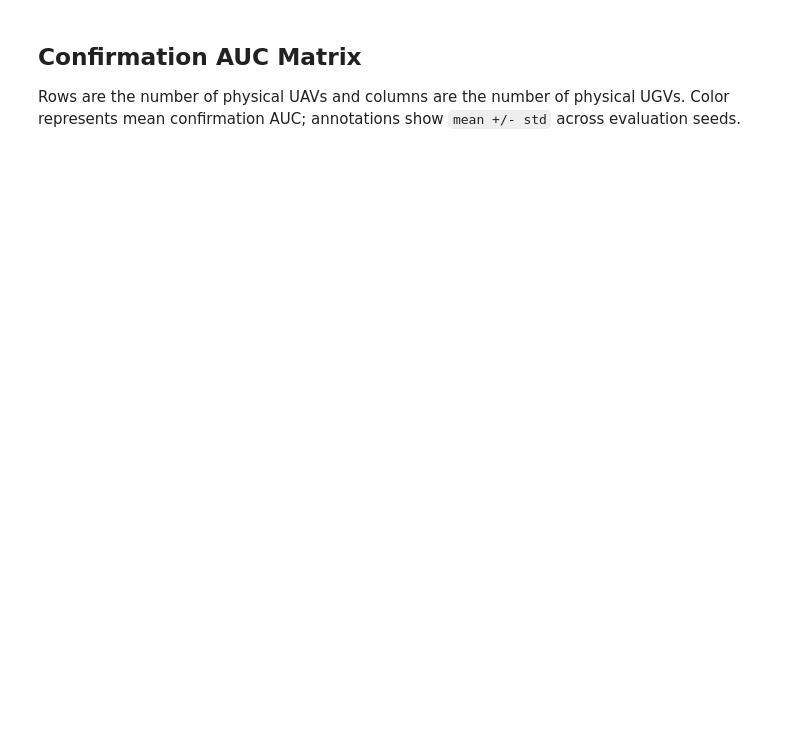
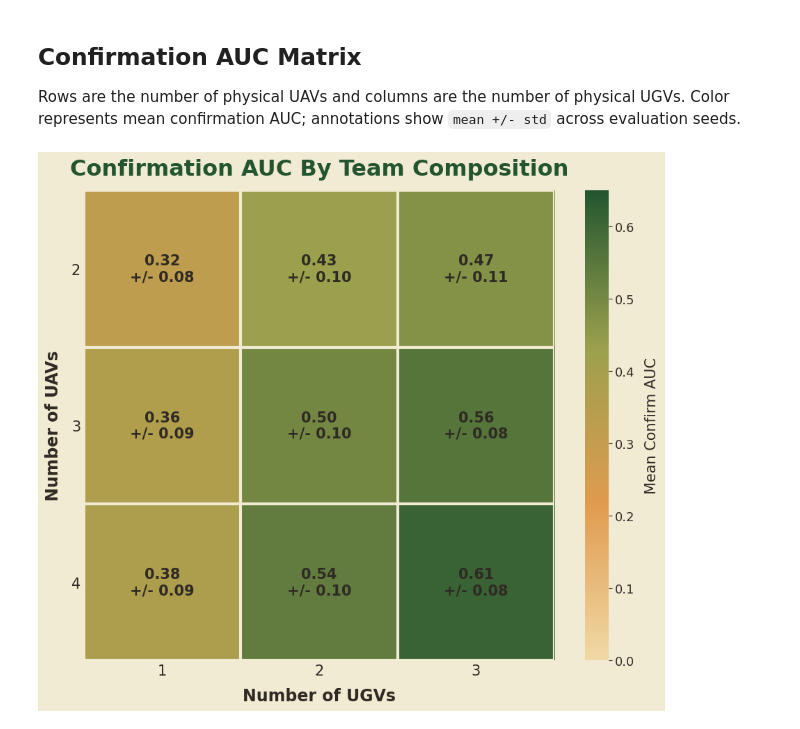
Before and after one commit to olavrenin-data-scientist/omnisearch, a Jupyter notebook: notebooks/08_agent_sweep.ipynb, the cells around one changed output. Cells and saved outputs as stored; diff of their text form; code cells hidden in the pictures; blank space fills up the shorter version.

Commit message:
Add agent sweep degradation matrix

```diff
--- a/notebooks/08_agent_sweep.ipynb
+++ b/notebooks/08_agent_sweep.ipynb
@@ -13,17 +13,29 @@ SEED_END = 1099
 
 # Entries are [number of physical UAVs, number of physical UGVs].
 AGENT_COMBINATIONS = [
-    [1, 1], [1, 2], [1, 3], [1, 4],
-    [2, 1], [2, 2], [2, 3], [2, 4],
-    [3, 1], [3, 2], [3, 3], [3, 4],
+    [2, 1], [2, 2], [2, 3],
+    [3, 1], [3, 2], [3, 3],
+    [4, 1], [4, 2], [4, 3],
 ]
+
+TRAINED_COMBINATION = [4,3]
 
 RUN_DIAGNOSTICS = True
 FORCE_RERUN_DIAGNOSTICS = False
 EXTRA_DIAGNOSTIC_ARGS = []
 
 # Existing physical-ablation JSON files. Leave empty to run the sweep above.
-FILELIST = []
+FILELIST = [
+    'outputs/agents/uav2_ugv1_1km_256_250_900_hid128_fire_nsurv_min5_max10_obs10_1000_1099.json',
+    'outputs/agents/uav2_ugv2_1km_256_250_900_hid128_fire_nsurv_min5_max10_obs10_1000_1099.json',
+    'outputs/agents/uav2_ugv3_1km_256_250_900_hid128_fire_nsurv_min5_max10_obs10_1000_1099.json',
+    'outputs/agents/uav3_ugv1_1km_256_250_900_hid128_fire_nsurv_min5_max10_obs10_1000_1099.json',
+    'outputs/agents/uav3_ugv2_1km_256_250_900_hid128_fire_nsurv_min5_max10_obs10_1000_1099.json',
+    'outputs/agents/uav3_ugv3_1km_256_250_900_hid128_fire_nsurv_min5_max10_obs10_1000_1099.json',
+    'outputs/agents/uav4_ugv1_1km_256_250_900_hid128_fire_nsurv_min5_max10_obs10_1000_1099.json',
+    'outputs/agents/uav4_ugv2_1km_256_250_900_hid128_fire_nsurv_min5_max10_obs10_1000_1099.json',
+    'outputs/agents/uav4_ugv3_1km_256_250_900_hid128_fire_nsurv_min5_max10_obs10_1000_1099.json',
+]
 # %%
 import json
 import re
@@ -35,7 +47,7 @@ from pathlib import Path
 import matplotlib.pyplot as plt
 import numpy as np
 import pandas as pd
-from matplotlib.colors import LinearSegmentedColormap
+from matplotlib.colors import LinearSegmentedColormap, TwoSlopeNorm
 
 CWD = Path.cwd().resolve()
 SCRIPT = Path('scripts/diagnose_joint_physical_ablation_happo.py')
@@ -100,6 +112,16 @@ def _confirm_auc_stats(payload):
     if not values:
         raise KeyError('Diagnostic JSON contains no confirmation AUC metric')
     return float(np.mean(values)), float(np.std(values))
+
+
+def _confirm_auc_by_seed(payload):
+    values = {}
+    for row in payload.get('rows', []):
+        seed = row.get('seed')
+        value = row.get('confirm_auc', row.get('confirmation_auc'))
+        if seed is not None and isinstance(value, (int, float)) and np.isfinite(value):
+            values[int(seed)] = float(value)
+    return values
 # %%
 expected_combinations = [tuple(map(int, combination)) for combination in AGENT_COMBINATIONS]
 if len(expected_combinations) != len(set(expected_combinations)):
@@ -162,6 +187,7 @@ for path in JSON_FILES:
         'n_ugvs': n_ugvs,
         'confirm_auc_mean': confirm_auc_mean,
         'confirm_auc_std': confirm_auc_std,
+        'confirm_auc_by_seed': _confirm_auc_by_seed(payload),
         'file': str(path),
     })
 
@@ -210,36 +247,38 @@ fig, ax = plt.subplots(
     facecolor=PAPER_BG,
 )
 ax.set_facecolor(PAPER_BG)
-image = ax.imshow(np.ma.masked_invalid(mean_matrix), cmap=cmap, vmin=0.0, vmax=1.0, aspect='equal')
+image = ax.imshow(np.ma.masked_invalid(mean_matrix), cmap=cmap, vmin=0.0, vmax=0.65, aspect='equal')
 
 for y in range(len(uav_counts)):
     for x in range(len(ugv_counts)):
         mean = mean_matrix[y, x]
         std = std_matrix[y, x]
         if np.isfinite(mean):
             annotation = f'{mean:.2f}\n+/- {std:.2f}' if np.isfinite(std) else f'{mean:.2f}'
             color = 'white' if mean >= 0.62 else TEXT_DARK
         else:
             annotation = 'n/a'
             color = '#6f6758'
         ax.text(x, y, annotation, ha='center', va='center', color=color, fontsize=15, fontweight='bold')
 
 ax.set_xticks(np.arange(len(ugv_counts)), labels=ugv_counts)
 ax.set_yticks(np.arange(len(uav_counts)), labels=uav_counts)
 ax.set_xlabel('Number of UGVs', fontsize=17, fontweight='bold', color=TEXT_DARK, labelpad=10)
 ax.set_ylabel('Number of UAVs', fontsize=17, fontweight='bold', color=TEXT_DARK, labelpad=10)
 ax.set_title('Confirmation AUC By Team Composition', fontsize=23, fontweight='bold', color=TEXT_GREEN, pad=16)
 ax.tick_params(axis='both', labelsize=15, colors=TEXT_DARK, length=0)
 ax.set_xticks(np.arange(-0.5, len(ugv_counts), 1), minor=True)
 ax.set_yticks(np.arange(-0.5, len(uav_counts), 1), minor=True)
 ax.grid(which='minor', color=PAPER_BG, linewidth=3)
 ax.tick_params(which='minor', bottom=False, left=False)
 for spine in ax.spines.values():
     spine.set_visible(False)
 
 colorbar = fig.colorbar(image, ax=ax, fraction=0.045, pad=0.05)
 colorbar.set_label('Mean Confirm AUC', fontsize=15, color=TEXT_DARK, labelpad=10)
 colorbar.ax.tick_params(labelsize=13, colors=TEXT_DARK)
 colorbar.outline.set_visible(False)
 fig.tight_layout()
 plt.show()
+# %% [output]
+[figure, added]
```
Also changed, not shown: parts of 4 cells of this notebook.
